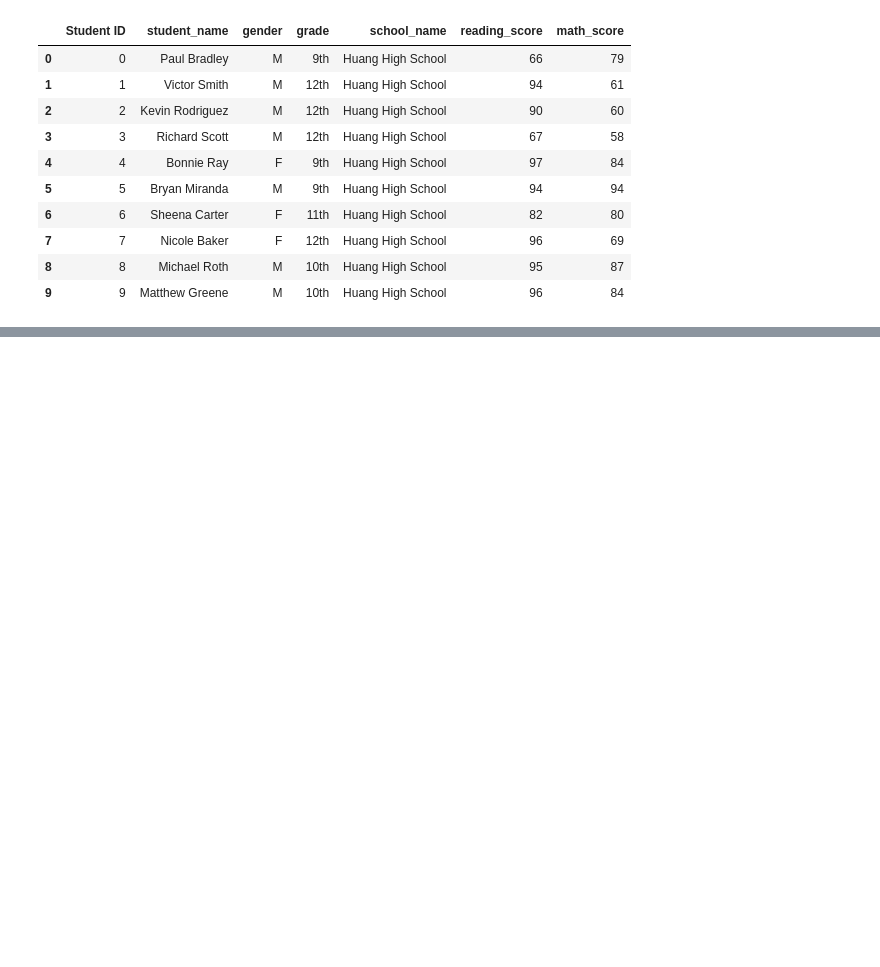
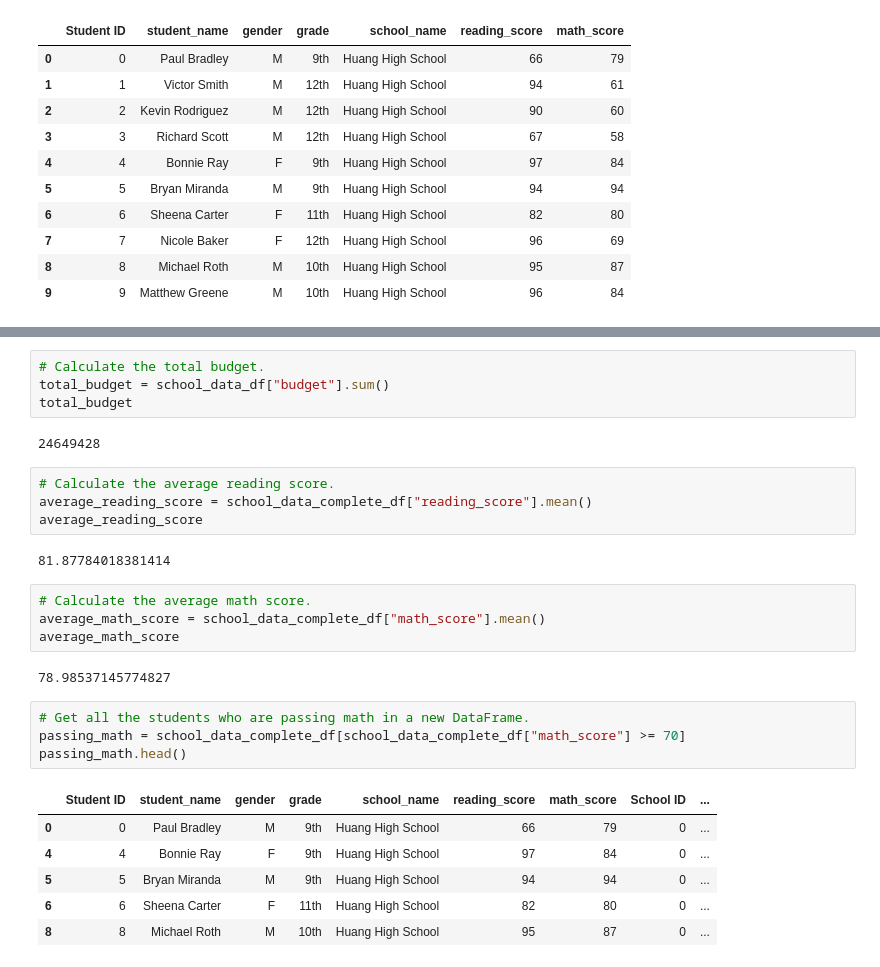
Before and after one commit to Zainak94/School_District_Analysis, a Jupyter notebook: PyCitySchools.ipynb, the cells around one changed output, grey strips where cells are left out. Saved outputs shown, nothing was run; the diff lists cells and outputs as text; blank space fills up the shorter version.

```diff
--- a/PyCitySchools.ipynb
+++ b/PyCitySchools.ipynb
@@ -185,0 +219,29 @@ student_data_df.head(10)
+# %%
+# Calculate the total budget.
+total_budget = school_data_df["budget"].sum()
+total_budget
+# %% [output]
+24649428
+# %%
+# Calculate the average reading score.
+average_reading_score = school_data_complete_df["reading_score"].mean()
+average_reading_score
+# %% [output]
+81.87784018381414
+# %%
+# Calculate the average math score.
+average_math_score = school_data_complete_df["math_score"].mean()
+average_math_score
+# %% [output]
+78.98537145774827
+# %%
+# Get all the students who are passing math in a new DataFrame.
+passing_math = school_data_complete_df[school_data_complete_df["math_score"] >= 70]
+passing_math.head()
+# %% [output]
+|  | Student ID | student_name | gender | grade | school_name | reading_score | math_score | School ID | ... |
+| 0 | 0 | Paul Bradley | M | 9th | Huang High School | 66 | 79 | 0 | ... |
+| 4 | 4 | Bonnie Ray | F | 9th | Huang High School | 97 | 84 | 0 | ... |
+| 5 | 5 | Bryan Miranda | M | 9th | Huang High School | 94 | 94 | 0 | ... |
+| 6 | 6 | Sheena Carter | F | 11th | Huang High School | 82 | 80 | 0 | ... |
+| 8 | 8 | Michael Roth | M | 10th | Huang High School | 95 | 87 | 0 | ... |
```
Also changed, not shown: parts of 18 cells of this notebook.
